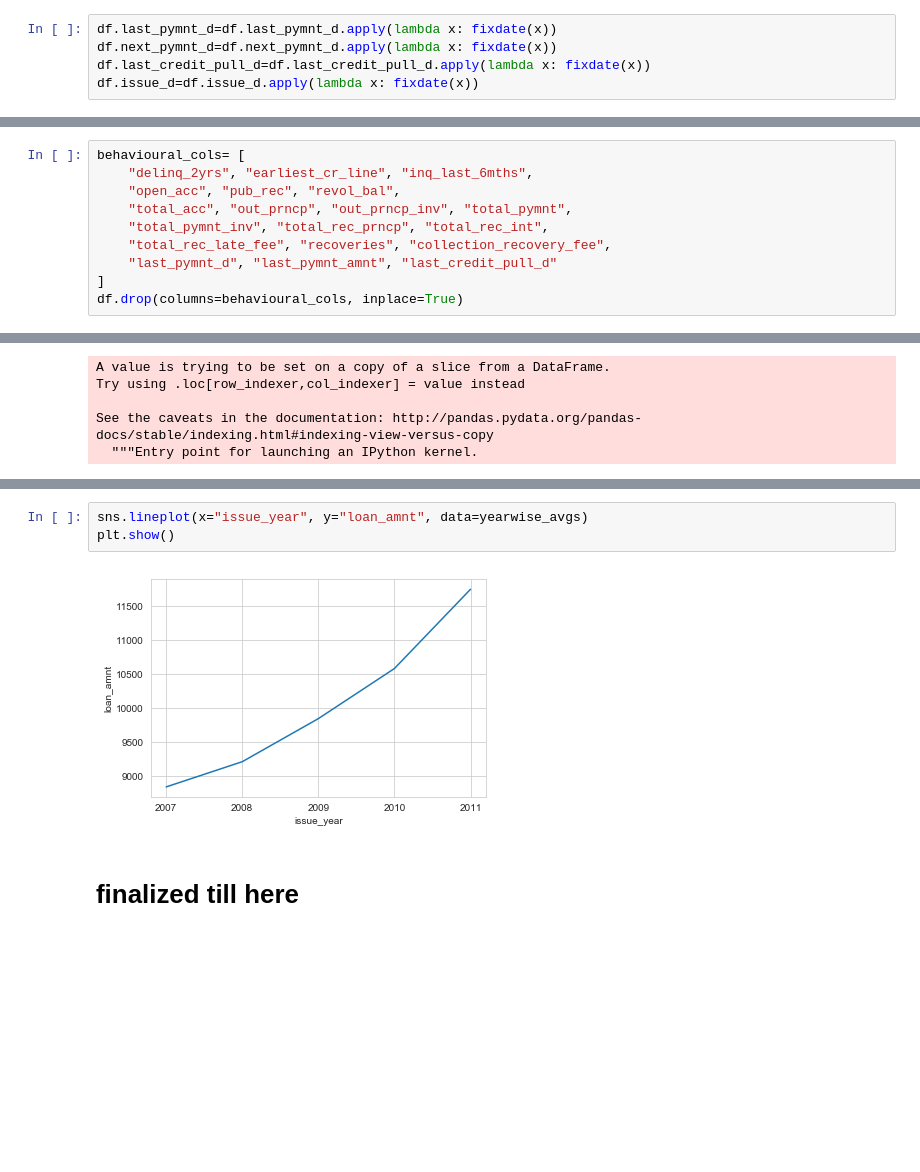
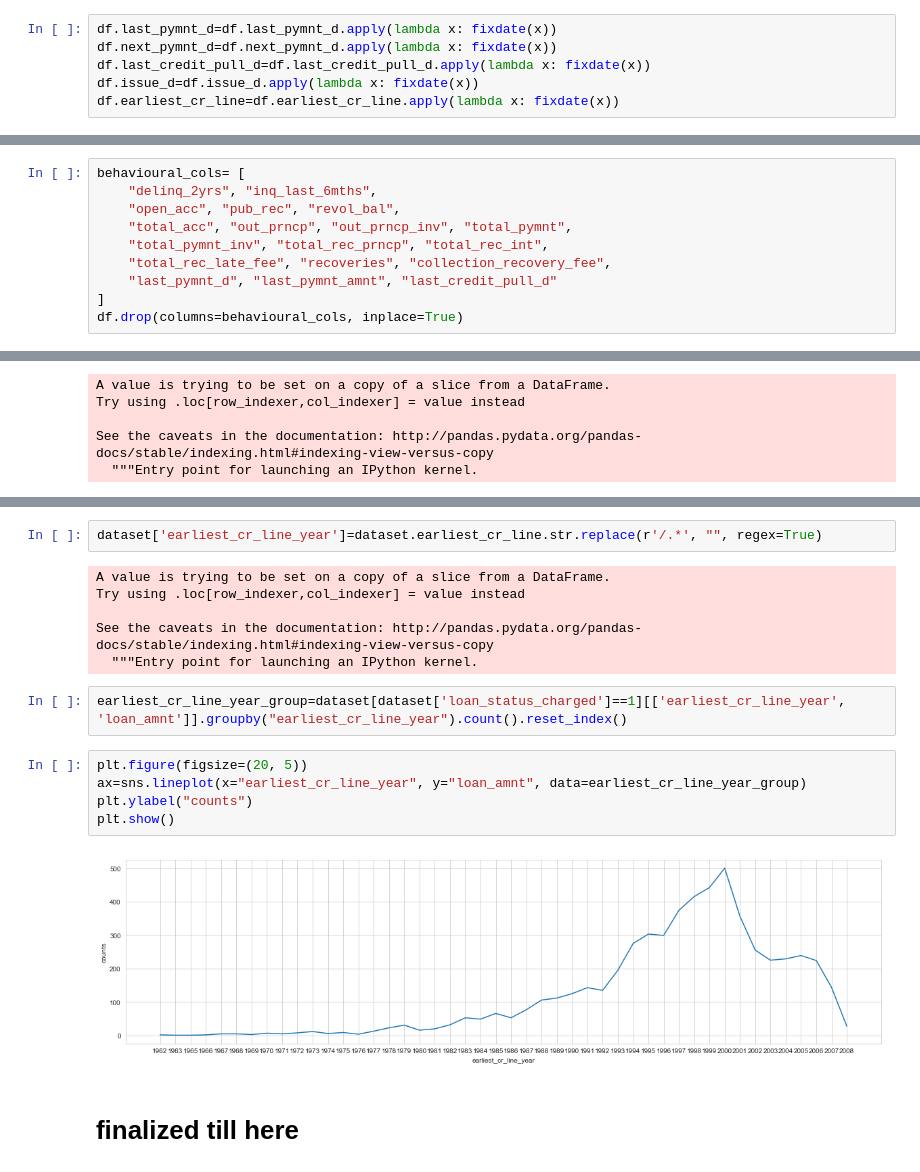
Before and after one commit to arpitjoshi/case-study-2, a Jupyter notebook: notebook.ipynb, the cells around one changed output, grey strips where cells are left out. Drawn from its saved outputs; the diff is of its cells as text; blank space fills up the shorter version.

```diff
--- a/notebook.ipynb
+++ b/notebook.ipynb
@@ -211,6 +215,7 @@ df.last_pymnt_d=df.last_pymnt_d.apply(lambda x: fixdate(x))
 df.next_pymnt_d=df.next_pymnt_d.apply(lambda x: fixdate(x))
 df.last_credit_pull_d=df.last_credit_pull_d.apply(lambda x: fixdate(x))
 df.issue_d=df.issue_d.apply(lambda x: fixdate(x))
+df.earliest_cr_line=df.earliest_cr_line.apply(lambda x: fixdate(x))
 # %%
 df.verification_status = df.verification_status.apply(lambda x: 'Verified' if x == 'Source Verified' else x)
 # %%
@@ -248,7 +253,7 @@ df.drop(columns=cols_high_nulls, inplace=True)
 #### Dropping behavioural data because these variables comes into picture after the loan is sanctioned
 # %%
 behavioural_cols= [
-    "delinq_2yrs", "earliest_cr_line", "inq_last_6mths",
+    "delinq_2yrs", "inq_last_6mths",
     "open_acc", "pub_rec", "revol_bal",
     "total_acc", "out_prncp", "out_prncp_inv", "total_pymnt",
     "total_pymnt_inv", "total_rec_prncp", "total_rec_int",
@@ -1046,8 +1139,20 @@ yearwise_medians
+# %%
+dataset['earliest_cr_line_year']=dataset.earliest_cr_line.str.replace(r'/.*', "", regex=True)
+# %% [output]
+A value is trying to be set on a copy of a slice from a DataFrame.
+Try using .loc[row_indexer,col_indexer] = value instead
+
+See the caveats in the documentation: http://pandas.pydata.org/pandas-docs/stable/indexing.html#indexing-view-versus-copy
+  """Entry point for launching an IPython kernel.
+# %%
+earliest_cr_line_year_group=dataset[dataset['loan_status_charged']==1][['earliest_cr_line_year', 'loan_amnt']].groupby("earliest_cr_line_year").count().reset_index()
 # %%
-sns.lineplot(x="issue_year", y="loan_amnt", data=yearwise_avgs)
+plt.figure(figsize=(20, 5))
+ax=sns.lineplot(x="earliest_cr_line_year", y="loan_amnt", data=earliest_cr_line_year_group)
+plt.ylabel("counts")
 plt.show()
 # %% [output]
-[figure, old version]
+[figure, new version]
 # %% [markdown]
 # finalized till here
 # %% [markdown]
```
Also changed, not shown: parts of 15 cells of this notebook.
